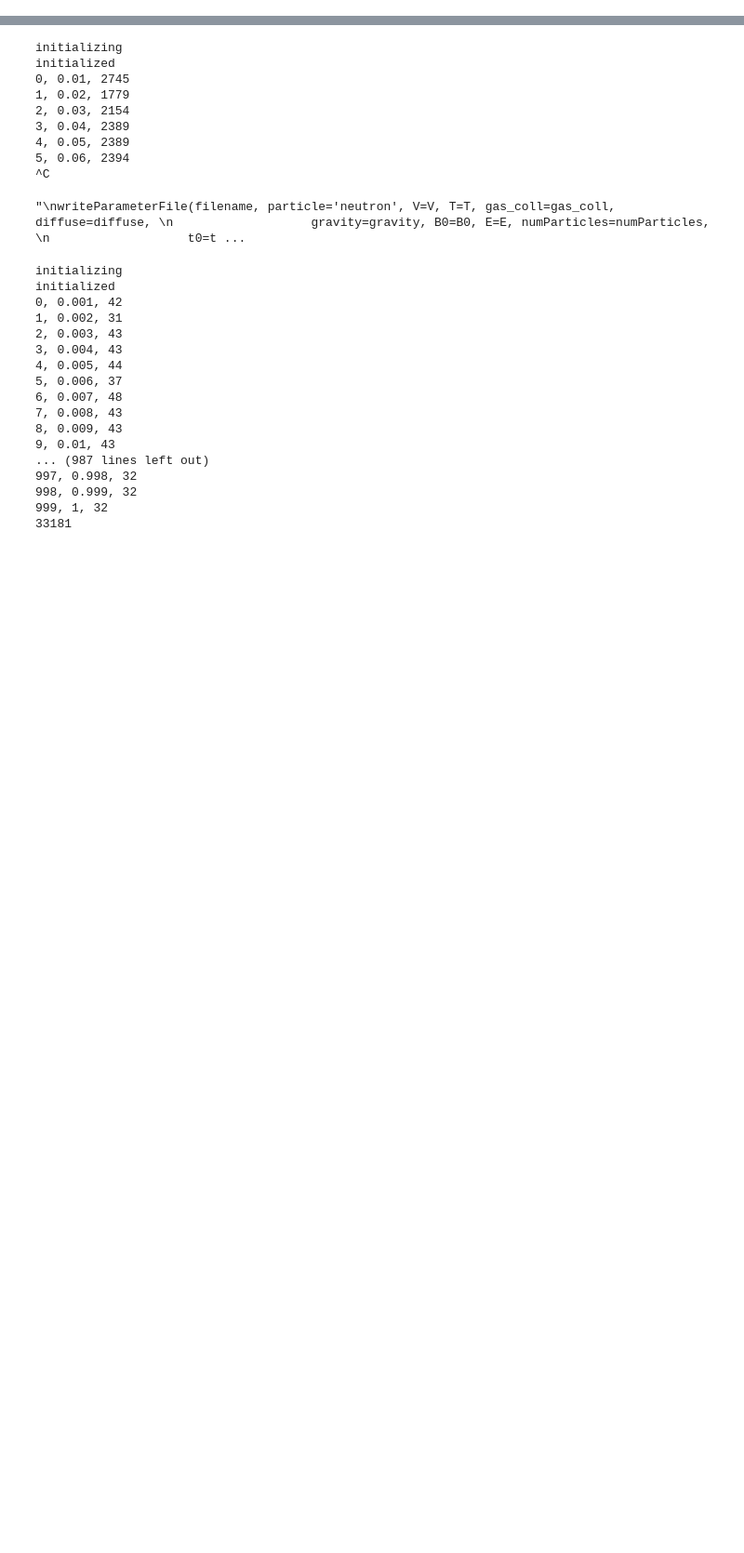
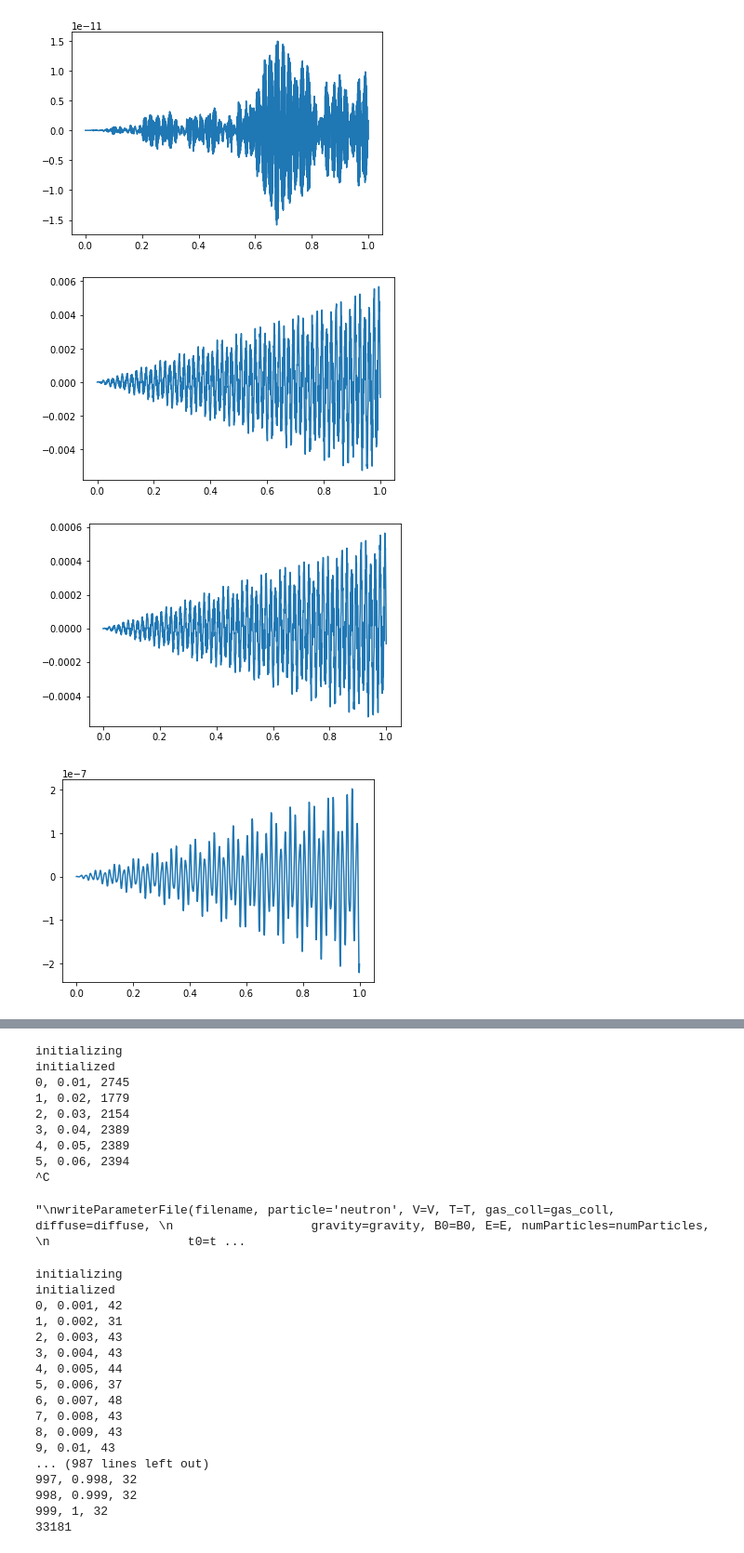
Before and after one commit to rtat-caltech/Spin-tracking, a Jupyter notebook: scripts/ValidatingSimulations.ipynb, the cells around one changed output, grey strips where cells are left out. Shown at 93% size. Cells and saved outputs as stored; diff of their text form; code cells hidden in the pictures; blank space fills up the shorter version.

```diff
--- a/scripts/ValidatingSimulations.ipynb
+++ b/scripts/ValidatingSimulations.ipynb
@@ -257,0 +471,20 @@ sz is perfect
+# %%
+plt.plot(resultsDOP[1]['t'][0,:], resultsDOP[1][coord][0,:] - resultsMagnus[1][coord][0,:])
+plt.show()
+
+plt.plot(resultsDOP[1]['t'][0,:], resultsDOP[1][coord][0,:] - resultsRK45Regular[1][coord][0,:])
+plt.show()
+
+plt.plot(resultsDOP[1]['t'][0,:], resultsDOP[1][coord][0,:] - resultsRK45Regular8[1][coord][0,:])
+plt.show()
+
+plt.plot(resultsDOP[1]['t'][0,:], resultsDOP[1][coord][0,:] - resultsRK45Quat[1][coord][0,:])
+plt.show()
+
+plt.plot(resultsDOP[1]['t'][0,:], resultsDOP[1][coord][0,:] - resultsRK45Quat8[1][coord][0,:])
+plt.show()
+# %% [output]
+[figure, added]
+[figure, added]
+[figure, added]
+[figure, added]
```
Also changed, not shown: parts of 12 cells of this notebook, 21 other files.
